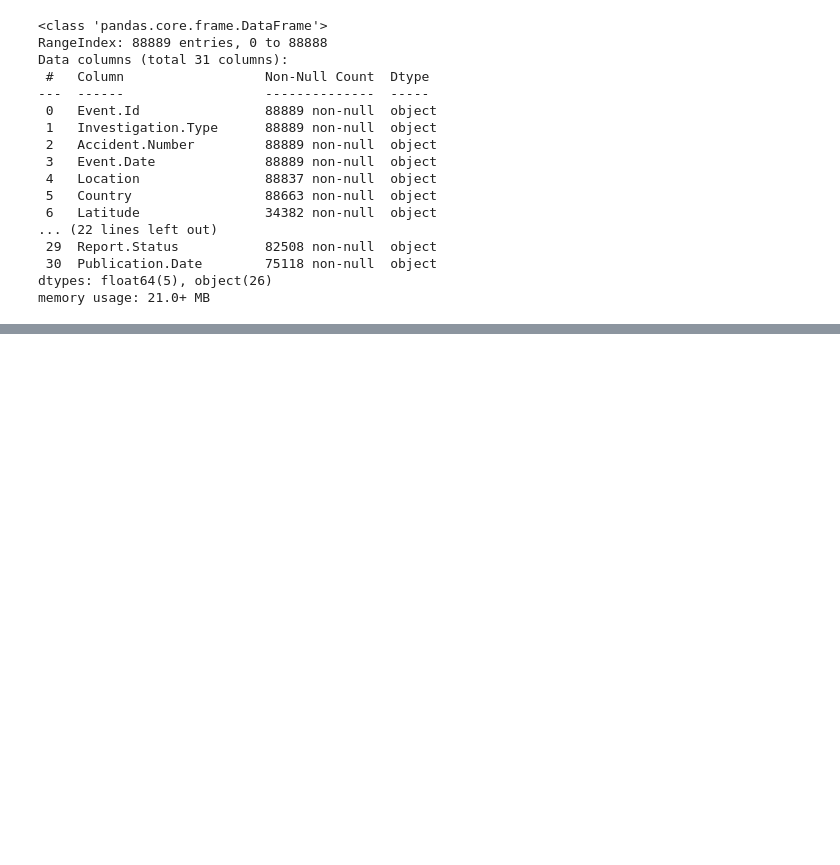
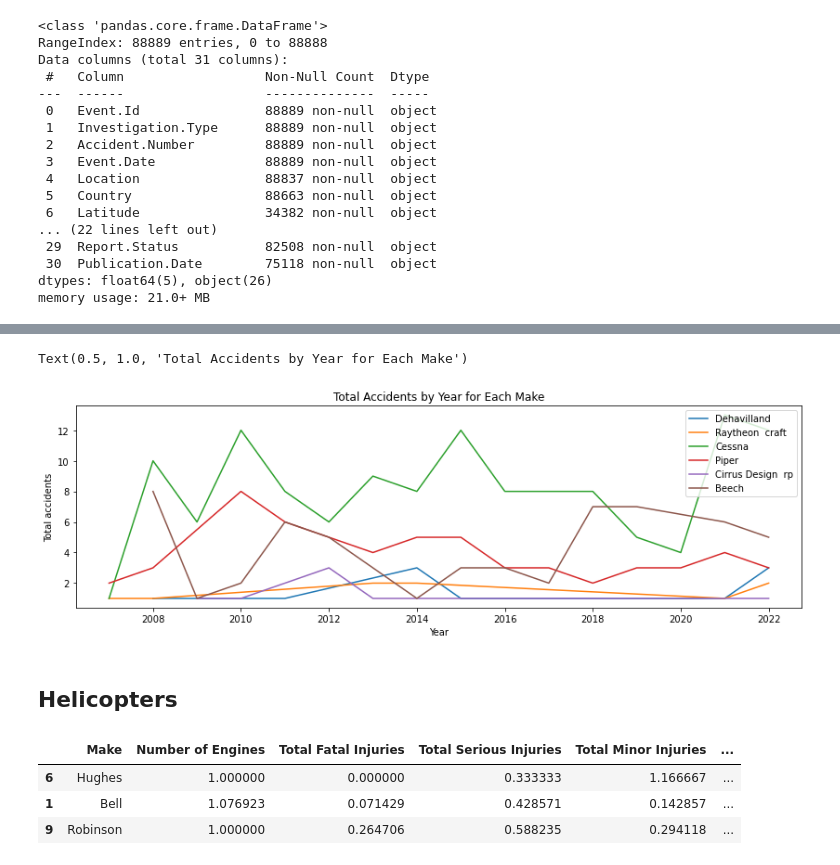
Before and after one commit to dolgorp/aviation_accidents_analysis, a Jupyter notebook: working_files/aviation-accidents.ipynb, the cells around one changed output, grey strips where cells are left out. Cells and saved outputs as stored; diff of their text form; code cells hidden in the pictures; blank space fills up the shorter version.

```diff
--- a/working_files/aviation-accidents.ipynb
+++ b/working_files/aviation-accidents.ipynb
@@ -140,0 +214,6 @@ Incident Rates By Phase Of Flight For Each Aircraft Model = model, phase of flig
+# %%
+# Grouping rows by Make. Calculating Total accidents per Year
+
+group_columns_ts = ['Make', 'Year']
+bf_time = bf_air.groupby(group_columns_ts).size().reset_index(name="Total accidents")
+bf_time
@@ -140,0 +234,28 @@ Incident Rates By Phase Of Flight For Each Aircraft Model = model, phase of flig
+# %%
+plt.figure(figsize=(14, 4))
+for make in bf_air_grouped['Make'].unique():
+    this_make = bf_time[bf_time['Make'] == make]
+    sns.lineplot(x = this_make['Year'], y = this_make['Total accidents'], data = this_make, label=make)
+plt.title('Total Accidents by Year for Each Make')
+# %% [output]
+Text(0.5, 1.0, 'Total Accidents by Year for Each Make')
+[figure, added]
+# %% [markdown]
+## Helicopters
+# %%
+# Grouping rows by Make. Calculating mean Survival rate and Total Accidents per Make
+
+group_columns_heli = ['Make']
+
+bf_heli_grouped = pd.merge(
+    bf_heli.groupby(group_columns_heli).mean(), # means
+    bf_heli.groupby(group_columns_heli).size().reset_index(name="Total accidents"), # total
+    on=group_columns_heli,
+)
+bf_heli_grouped = bf_heli_grouped[bf_heli_grouped["Total accidents"] > 5].sort_values(by='Survival rate', ascending=False)
+bf_heli_grouped
+# %% [output]
+|  | Make | Number of Engines | Total Fatal Injuries | Total Serious Injuries | Total Minor Injuries | ... |
+| 6 | Hughes | 1.000000 | 0.000000 | 0.333333 | 1.166667 | ... |
+| 1 | Bell | 1.076923 | 0.071429 | 0.428571 | 0.142857 | ... |
+| 9 | Robinson | 1.000000 | 0.264706 | 0.588235 | 0.294118 | ... |
```
Also changed, not shown: parts of 42 cells of this notebook, 1 other file.
